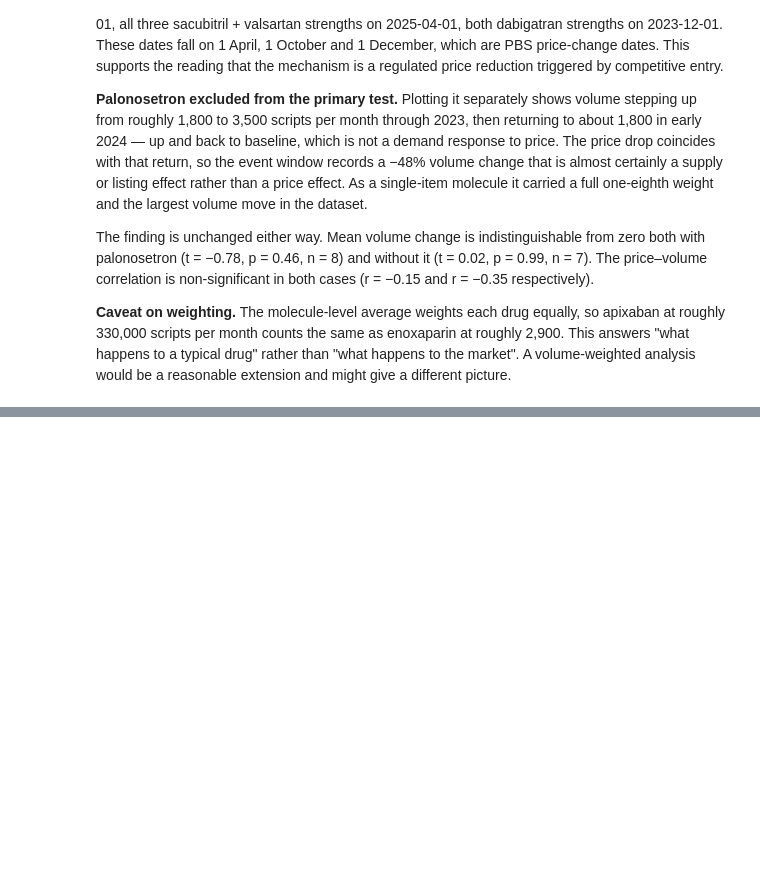
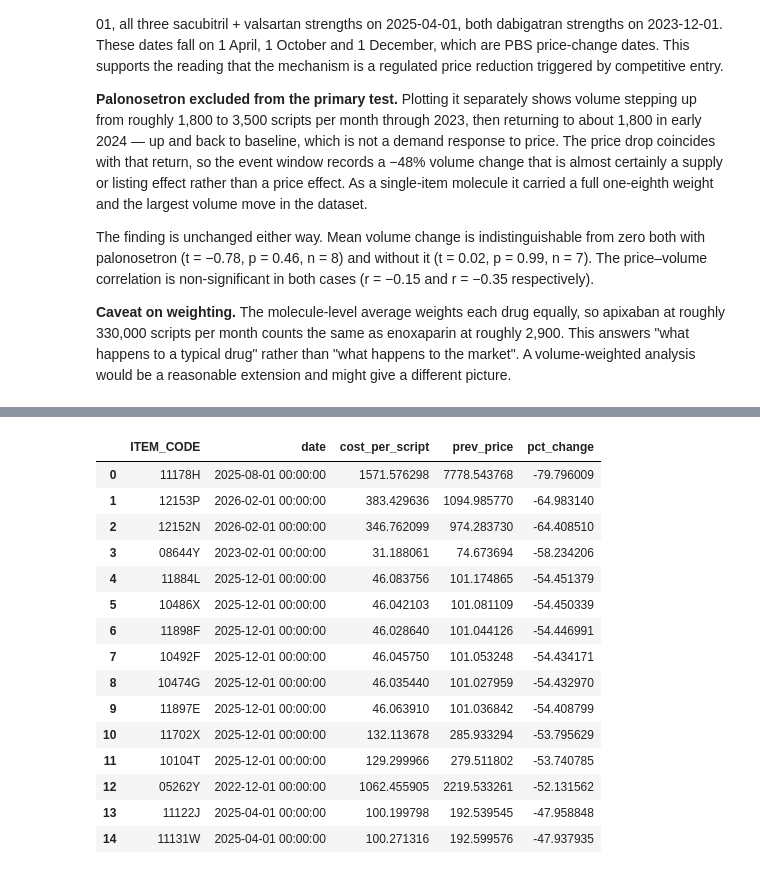
Before and after one commit to aryakamat01-sketch/pbs-generic-erosion, a Jupyter notebook: pbs_generic_erosion.ipynb, the cells around one changed output, grey strips where cells are left out. Drawn from its saved outputs; the diff is of its cells as text; code cells hidden in the pictures; blank space fills up the shorter version.

```diff
--- a/pbs_generic_erosion.ipynb
+++ b/pbs_generic_erosion.ipynb
@@ -695,0 +709,9 @@ monthly[monthly['ITEM_CODE'].isin(ev['ITEM_CODE'])].to_csv('/content/drive/MyDri
+# %%
+import sqlite3
+
+conn = sqlite3.connect('/content/pbs.db')
+work.to_sql('dispensing', conn, if_exists='replace', index=False)
+drug_map.to_sql('drug_map', conn, if_exists='replace', index=False)
+
+print(pd.read_sql("SELECT COUNT(*) AS n FROM dispensing", conn))
+print(pd.read_sql("SELECT COUNT(*) AS n FROM drug_map", conn))
@@ -695,0 +817,56 @@ monthly[monthly['ITEM_CODE'].isin(ev['ITEM_CODE'])].to_csv('/content/drive/MyDri
+# %%
+q_change = """
+WITH monthly AS (
+    SELECT
+        ITEM_CODE,
+        date,
+        SUM(PRESCRIPTIONS) AS scripts,
+        SUM(TOTAL_COST) / SUM(PRESCRIPTIONS) AS cost_per_script
+    FROM dispensing
+    GROUP BY ITEM_CODE, date
+),
+candidates AS (
+    SELECT ITEM_CODE
+    FROM monthly
+    GROUP BY ITEM_CODE
+    HAVING COUNT(DISTINCT date) = 48 AND SUM(scripts) > 100000
+),
+with_lag AS (
+    SELECT
+        m.ITEM_CODE,
+        m.date,
+        m.cost_per_script,
+        LAG(m.cost_per_script) OVER (PARTITION BY m.ITEM_CODE ORDER BY m.date) AS prev_price
+    FROM monthly m
+    JOIN candidates c ON m.ITEM_CODE = c.ITEM_CODE
+)
+SELECT
+    ITEM_CODE,
+    date,
+    cost_per_script,
+    prev_price,
+    (cost_per_script - prev_price) / prev_price * 100 AS pct_change
+FROM with_lag
+WHERE prev_price IS NOT NULL
+ORDER BY pct_change
+LIMIT 15
+"""
+
+pd.read_sql(q_change, conn)
+# %% [output]
+|  | ITEM_CODE | date | cost_per_script | prev_price | pct_change |
+| 0 | 11178H | 2025-08-01 00:00:00 | 1571.576298 | 7778.543768 | -79.796009 |
+| 1 | 12153P | 2026-02-01 00:00:00 | 383.429636 | 1094.985770 | -64.983140 |
+| 2 | 12152N | 2026-02-01 00:00:00 | 346.762099 | 974.283730 | -64.408510 |
+| 3 | 08644Y | 2023-02-01 00:00:00 | 31.188061 | 74.673694 | -58.234206 |
+| 4 | 11884L | 2025-12-01 00:00:00 | 46.083756 | 101.174865 | -54.451379 |
+| 5 | 10486X | 2025-12-01 00:00:00 | 46.042103 | 101.081109 | -54.450339 |
+| 6 | 11898F | 2025-12-01 00:00:00 | 46.028640 | 101.044126 | -54.446991 |
+| 7 | 10492F | 2025-12-01 00:00:00 | 46.045750 | 101.053248 | -54.434171 |
+| 8 | 10474G | 2025-12-01 00:00:00 | 46.035440 | 101.027959 | -54.432970 |
+| 9 | 11897E | 2025-12-01 00:00:00 | 46.063910 | 101.036842 | -54.408799 |
+| 10 | 11702X | 2025-12-01 00:00:00 | 132.113678 | 285.933294 | -53.795629 |
+| 11 | 10104T | 2025-12-01 00:00:00 | 129.299966 | 279.511802 | -53.740785 |
+| 12 | 05262Y | 2022-12-01 00:00:00 | 1062.455905 | 2219.533261 | -52.131562 |
+| 13 | 11122J | 2025-04-01 00:00:00 | 100.199798 | 192.539545 | -47.958848 |
+| 14 | 11131W | 2025-04-01 00:00:00 | 100.271316 | 192.599576 | -47.937935 |
```
Also changed, not shown: parts of 7 cells of this notebook.
